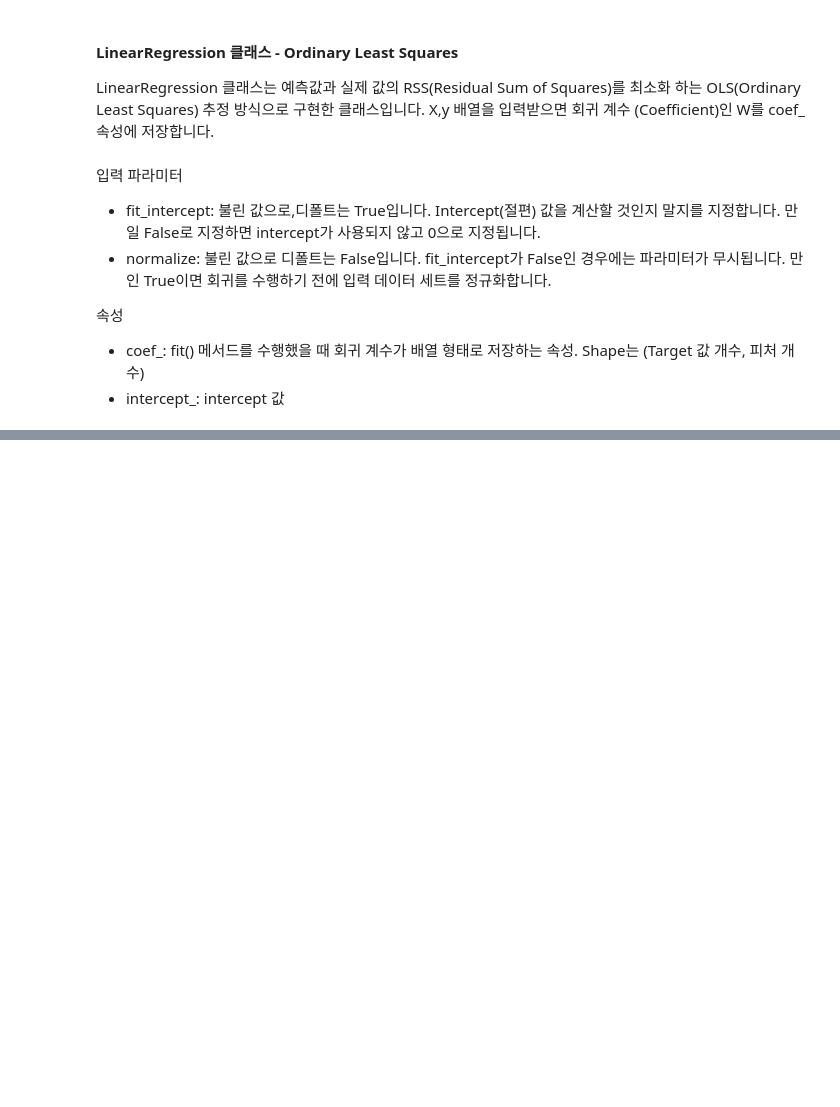
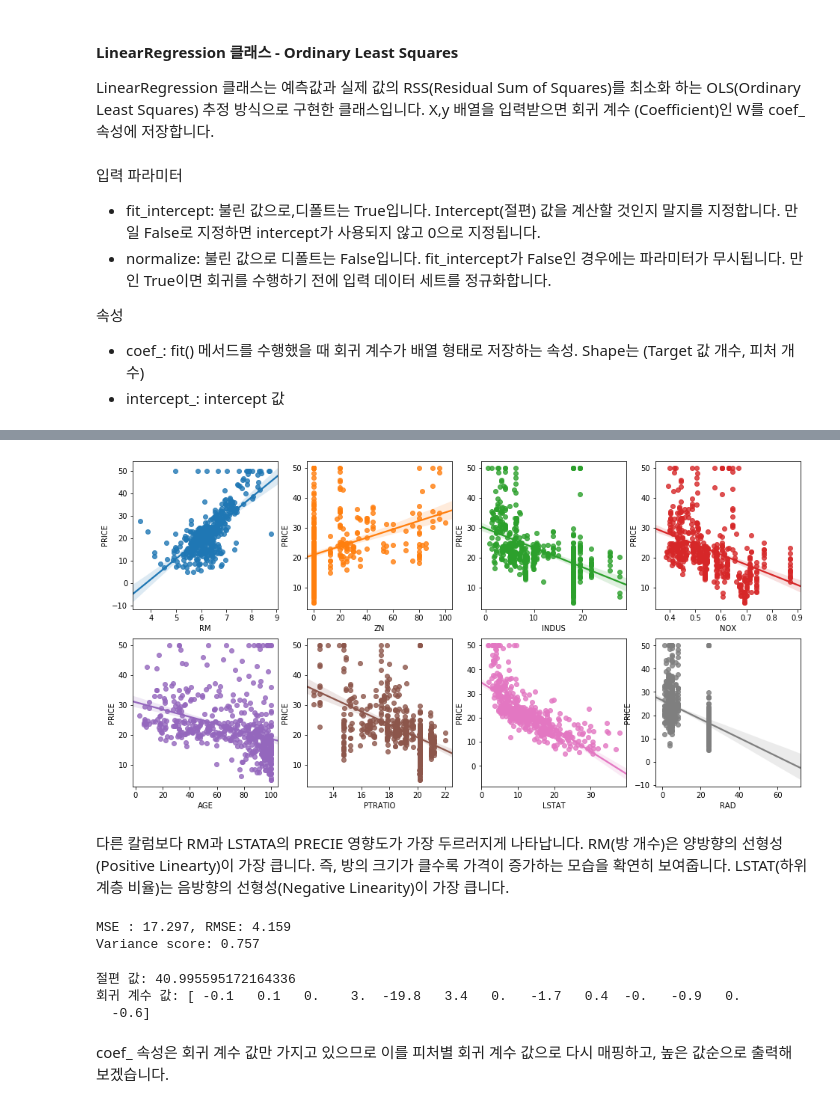
Before and after one commit to DogeinP/PythonMachine, a Jupyter notebook: 5장 회귀.ipynb, the cells around one changed output, grey strips where cells are left out. Saved outputs shown, nothing was run; the diff lists cells and outputs as text; code cells hidden in the pictures; blank space fills up the shorter version.

```diff
--- a/5장 회귀.ipynb
+++ b/5장 회귀.ipynb
@@ -167,0 +208,19 @@ LinearRegression 클래스는 예측값과 실제 값의 RSS(Residual Sum of Squ
+# %%
+import numpy as np
+import pandas as pd
+import seaborn as sns
+import matplotlib.pyplot as plt
+from sklearn.datasets import load_boston
+from scipy import stats
+%matplotlib inline
+
+# boston 데이터 세트 로드
+boston = load_boston()
+
+# boston 데이터 세트 DataFrame 반환
+bostonDF = pd.DataFrame(boston.data, columns = boston.feature_names)
+
+# boston 데이터 세트의 target 배열은 주택 가격임. 이를 price칼럼으로 DataFrame에 추가함.
+bostonDF['PRICE'] = boston.target
+print('Boston 데이터 세트 크기 :', bostonDF.shape)
+bostonDF.head()
@@ -167,0 +273,44 @@ LinearRegression 클래스는 예측값과 실제 값의 RSS(Residual Sum of Squ
+# %%
+# 2개의 행과 4개의 열을 가진 subplot를 이용, axs는 4x2개의 ax를 가짐.
+fig, axs = plt.subplots(figsize=(16,8), ncols=4, nrows=2)
+lm_features =['RM','ZN','INDUS','NOX','AGE','PTRATIO','LSTAT','RAD']
+for i, feature in enumerate(lm_features):
+    row = int(i/4)
+    col = i%4
+    # 시본의 regplot()을 이용해 산점도와 선형회귀 직선을 함께 표현
+    sns.regplot(x=feature, y='PRICE', data=bostonDF, ax=axs[row][col])
+# %% [output]
+[figure, added]
+# %% [markdown]
+다른 칼럼보다 RM과 LSTATA의 PRECIE 영향도가 가장 두르러지게 나타납니다. RM(방 개수)은 양방향의 선형성(Positive Linearty)이 가장 큽니다. 즉, 방의 크기가 클수록 가격이 증가하는 모습을 확연히 보여줍니다. LSTAT(하위 계층 비율)는 음방향의 선형성(Negative Linearity)이 가장 큽니다.
+# %%
+from sklearn.model_selection import train_test_split
+from sklearn.linear_model import LinearRegression
+from sklearn.metrics import r2_score, mean_squared_error
+
+y_target = bostonDF.PRICE
+X_data = bostonDF.iloc[:,:-1]
+
+X_train, X_test, y_train, y_test = train_test_split(X_data, y_target, test_size=0.3, random_state=156)
+
+# 선형 회귀 OLS로 학습/예측/평가
+lr = LinearRegression()
+lr.fit(X_train, y_train)
+y_preds = lr.predict(X_test)
+mse = mean_squared_error(y_test,y_preds)
+rmse = np.sqrt(mse)
+
+print('MSE : {0:.3f}, RMSE: {1:.3f}'.format(mse,rmse))
+print('Variance score: {0:.3f}'.format(r2_score(y_test, y_preds)))
+# %% [output]
+MSE : 17.297, RMSE: 4.159
+Variance score: 0.757
+# %%
+print('절편 값:',lr.intercept_)
+print('회귀 계수 값:',np.round(lr.coef_,1))
+# %% [output]
+절편 값: 40.995595172164336
+회귀 계수 값: [ -0.1   0.1   0.    3.  -19.8   3.4   0.   -1.7   0.4  -0.   -0.9   0.
+  -0.6]
+# %% [markdown]
+coef_ 속성은 회귀 계수 값만 가지고 있으므로 이를 피처별 회귀 계수 값으로 다시 매핑하고, 높은 값순으로 출력해 보겠습니다.
```
Also changed, not shown: parts of 36 cells of this notebook.
